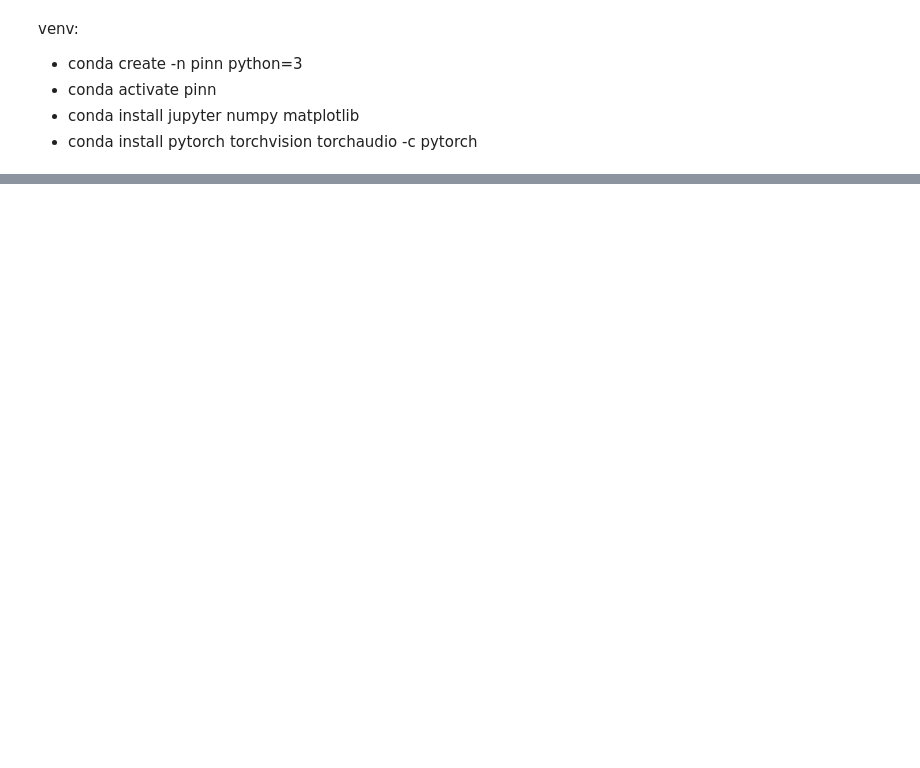
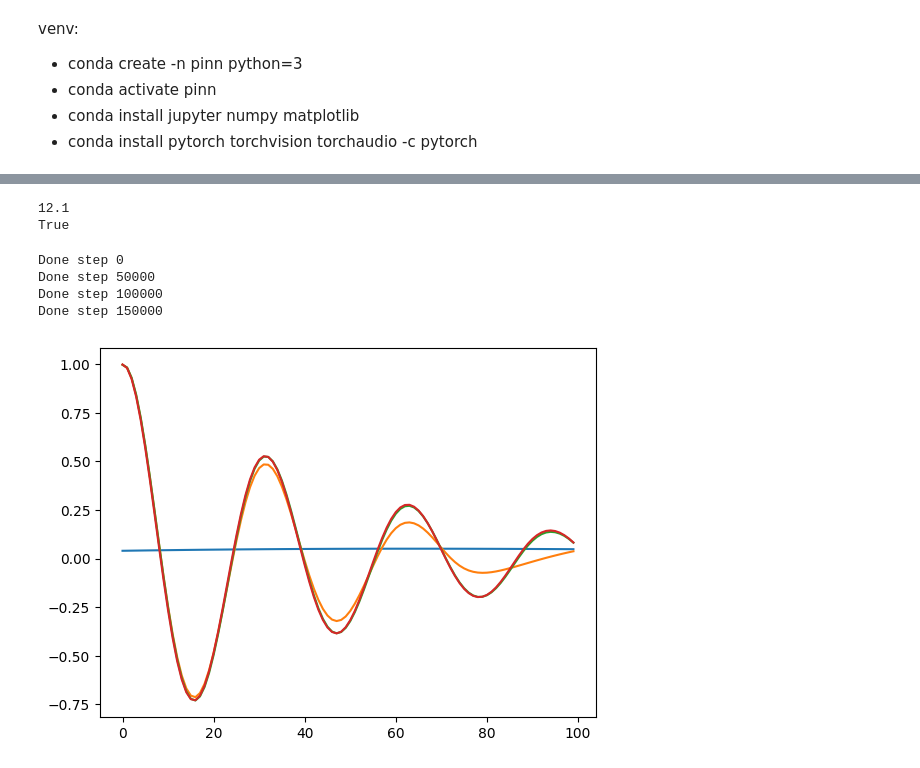
Before and after one commit to GuilBess/TB_PINN, a Jupyter notebook: example.ipynb, the cells around one changed output, grey strips where cells are left out. Cells and saved outputs as stored; diff of their text form; code cells hidden in the pictures; blank space fills up the shorter version.

Commit message:
spring physics test

```diff
--- a/example.ipynb
+++ b/example.ipynb
@@ -18,8 +18,14 @@ device(type='cpu')
+# %%
+print(torch.version.cuda)         # Shows CUDA version PyTorch was built with
+print(torch.cuda.is_available())  # Should be True if GPU is usable
+# %% [output]
+12.1
+True
 # %%
 class Model(nn.Module):
     # defines a fully connected neural network, with a tanh activation function
     def __init__(self, inputs, outputs, hidden, n_layers):
-        super.__init__()
+        super().__init__()
         act_f = nn.Tanh
 
         # First layer, "*" unpacks the list into arguments of nn.Sequential
@@ -41,3 +47,48 @@ class Model(nn.Module):
         x = self.fch(x)
         x = self.fce(x)
         return x
+# %%
+# 1D spring simulation:
+d, w0 = 2, 20 # Conditions for an under-dampened spring
+mu, k = 2*d, w0**2
+
+torch.manual_seed(42)
+#model with 1 input and output layers (time and amplitude) and 4 hidden layers of 42 neurons
+spring_model = Model(1, 1, 42, 4).to(device)
+optimizer = torch.optim.Adam(spring_model.parameters(),lr=1e-4)
+
+x_physics = torch.linspace(0,1,100).view(-1,1).requires_grad_(True) # generate time inputs
+x_physics = x_physics.to(device)
+
+last_res = np.array(0)
+
+for i in range(200000):
+    optimizer.zero_grad()
+
+    # compute the "physics loss"
+    yhp = spring_model(x_physics)
+    dx  = torch.autograd.grad(yhp, x_physics, torch.ones_like(yhp), create_graph=True)[0]# computes dy/dx
+    dx2 = torch.autograd.grad(dx,  x_physics, torch.ones_like(dx),  create_graph=True)[0]# computes d^2y/dx^2
+    physics = dx2 + mu*dx + k*yhp# computes the residual of the 1D harmonic oscillator differential equation
+    loss_phys = (1e-4)*torch.mean(physics**2)
+
+    #If time is 0, we want an amplitude of 1 (boundary condition)
+    loss_BC = abs(1-yhp[0])
+
+    # backpropagate joint loss
+    loss = loss_phys + loss_BC# add two loss terms together
+    loss.backward()
+    optimizer.step()
+
+    if i%50000 == 0:
+        print(f"Done step {i}")
+        to_display = yhp.cpu()
+        to_display = to_display.detach().numpy()
+        last_res = to_display
+        plt.plot(to_display)
+# %% [output]
+Done step 0
+Done step 50000
+Done step 100000
+Done step 150000
+[figure, added]
```
Also changed, not shown: parts of 2 cells of this notebook, 3 other files.
